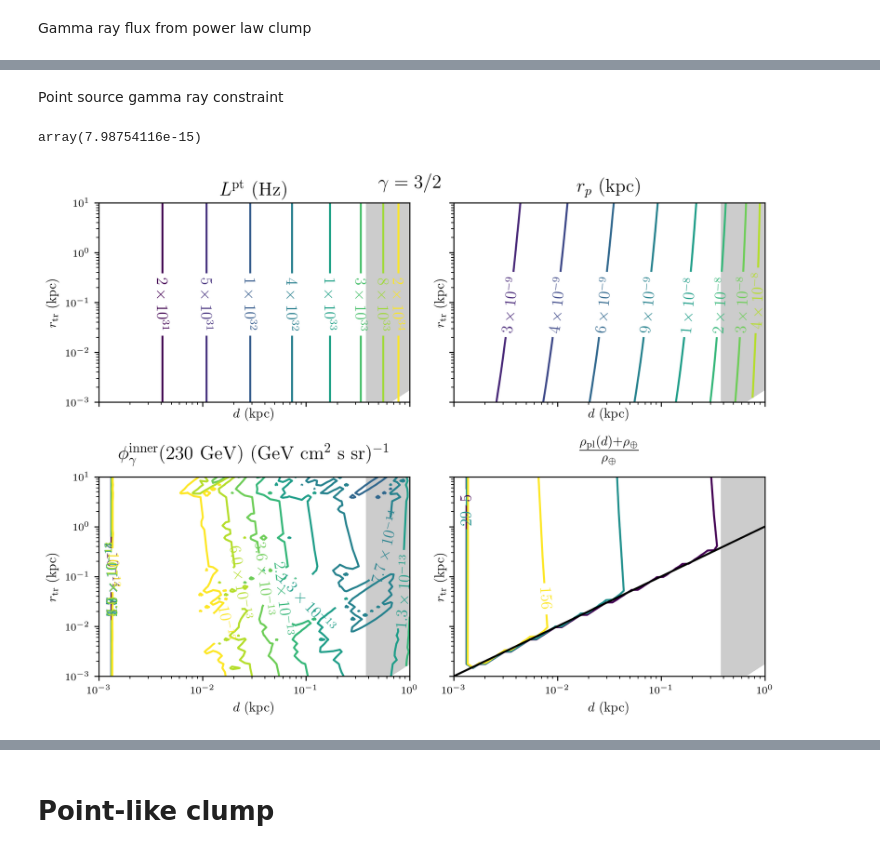
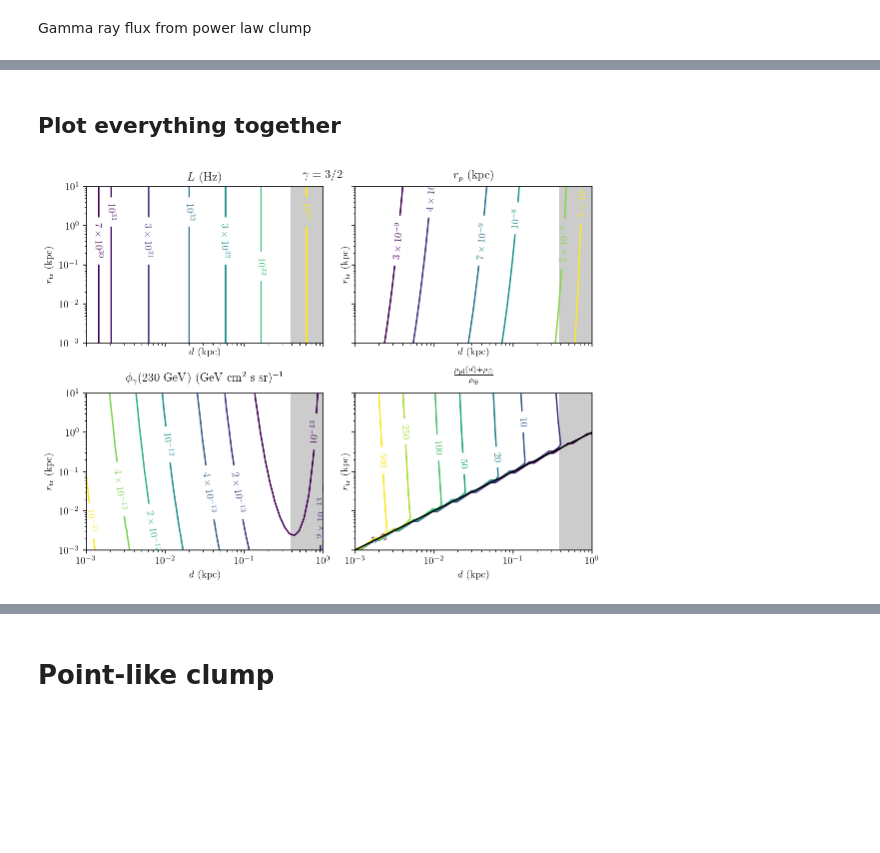
Before and after one commit to adam-coogan/cr_lines_from_dm_subhalos, a Jupyter notebook: Contour plots 6.ipynb, the cells around one changed output, grey strips where cells are left out. Saved outputs shown, nothing was run; the diff lists cells and outputs as text; code cells hidden in the pictures; blank space fills up the shorter version.

```diff
--- a/Contour plots 6.ipynb
+++ b/Contour plots 6.ipynb
@@ -925,3 +930,9 @@ phi_g_pt_grid[phi_g_pt_grid < 0] = np.nan
+# %%
+# This constraint uses the point-like electron spectrum. Since the luminosity is
+# only dependent on distance, we don't need to vary the other parameters.
+lw_pt = line_width_constraint_pt(dist_mg[0], lum_pt[0], n_sigma)
+lw_pt = np.stack(r_tr.shape[0]*[lw_pt])
+lw_pt[lw_pt < 0] = np.nan
 # %% [markdown]
 Gamma ray flux from power law clump
 # %%
@@ -962,49 +960,60 @@ ValueError: zero-size array to reduction operation minimum which has no identity
-# %% [markdown]
-Point source gamma ray constraint
-# %%
-from utilities import fermi_pt_src_sens_120_45 as fermi_pt_src_sens
-fermi_pt_src_sens(e_gamma_ref)
-# %% [output]
-array(7.98754116e-15)
+# %% [markdown]
+## Plot everything together
+# %%
+levels_pl = {}
+levels_pl[1.50] = {"lum": [7e30, 1e31, 3e31, 1e32, 3e32, 1e33, 1e34],
+                   "r_p": [3e-9, 4e-9, 7e-9, 1e-8, 2e-8, 3e-8],
+                   "phi_g": [1e-13, 2e-13, 4e-13, 1e-12, 2e-12, 4e-12, 1e-11],
+                   "rho_rel": [1, 2, 5, 10, 20, 50, 100, 250, 500]}
+levels_pl[2.25] = {"lum": [7e30, 1e31, 3e31, 1e32, 3e32, 1e33, 1e34],
+                   "r_p": [3e-9, 4e-9, 7e-9, 1e-8, 2e-8, 3e-8],
+                   "phi_g": [1e-13, 2e-13, 4e-13, 1e-12, 2e-12, 4e-12, 1e-11],
+                   "rho_rel": [1.001, 1.01, 1.1]}
 # %%
 fig, axs = plt.subplots(2, 2, sharex=True, sharey=True, figsize=(8, 6))
 
 for ax in axs.flatten():
     ax.set_xscale('log')
     ax.set_yscale('log')
     ax.set_xlim(dist[[0, -1]])
     ax.set_ylim(r_tr[[0, -1]])
     ax.set_xlabel(r"$d$ (kpc)")
     ax.set_ylabel(r"$r_{\mathrm{tr}}$ (kpc)")
     # Line width constraint
-    ax.contourf(dist_mg, r_tr_mg, lw_pt_grid, levels=[n_sigma, np.max(lw_pt_grid)],
+    ax.contourf(dist_mg, r_tr_mg, lw_pt, levels=[n_sigma, np.max(lw_pt)],
                 colors='k', alpha=0.2)
 
 ax = axs[0, 0]
-ax.set_title(r"$L^{\mathrm{pt}}$ (Hz)")
-sci_contours(dist_mg, r_tr_mg, lum_pt_grid, ax, levels=log_levels(lum_pt_grid))
+ax.set_title(r"$L$ (Hz)")
+sci_contours(dist_mg, r_tr_mg, lum_pt, ax, levels=levels_pl[gamma_pl]["lum"])
 
 ax = axs[0, 1]
 ax.set_title(r"$r_p$ (kpc)")
-sci_contours(dist_mg, r_tr_mg, r_p, ax, levels=log_levels(r_p))
+sci_contours(dist_mg, r_tr_mg, r_p, ax, levels=levels_pl[gamma_pl]["r_p"])
 
 ax = axs[1, 0]
-ax.set_title(r"$\phi_\gamma^{\mathrm{inner}}(230\ \mathrm{GeV})$"
+ax.set_title(r"$\phi_\gamma(230\ \mathrm{GeV})$"
              r" (GeV cm$^2$ s sr)$^{-1}$", pad=10)
 # sci_contours(dist_mg, r_tr_mg, phi_g_plateau, ax,
 #              levels=log_levels(phi_g_plateau))
-sci_contours(dist_mg, r_tr_mg, phi_g, ax, fmt="0.1f",
-             levels=np.logspace(-14, -12, 10))
+sci_contours(dist_mg, r_tr_mg, phi_g_pl, ax, levels=levels_pl[gamma_pl]["phi_g"])
 
 ax = axs[1, 1]
 ax.set_title(r"$\frac{\rho_{\mathrm{pl}}(d) +"
              r"\rho_\oplus}{\rho_\oplus}$", pad=10)
-normal_contours(dist_mg, r_tr_mg, rho_rel_pl, ax,
-                levels=log_levels(rho_rel_pl, 5))
+if gamma_pl == 3/2.:
+    normal_contours(dist_mg, r_tr_mg, rho_rel_pl, ax, levels=levels_pl[gamma_pl]["rho_rel"])
+elif gamma_pl == 9/4.:
+    normal_contours(dist_mg, r_tr_mg, rho_rel_pl, ax, fmt=".3f", levels=levels_pl[gamma_pl]["rho_rel"])
 ax.plot(dist, dist, color='k')
 
-fig.suptitle(r"$\gamma=3/2$")
-fig.tight_layout()
-fig.savefig("figures/contour_plots_pl_3_2.pdf")
+if gamma_pl == 3/2.:
+    fig.suptitle(r"$\gamma=3/2$")
+    fig.tight_layout()
+    fig.savefig("figures/contour_plots_pl_3_2.pdf")
+elif gamma_pl == 9/4.:
+    fig.suptitle(r"$\gamma=9/4$")
+    fig.tight_layout()
+    fig.savefig("figures/contour_plots_pl_9_4.pdf")
 # %% [output]
-[figure, old version]
+[figure, new version]
```
Also changed, not shown: parts of 22 cells of this notebook, 6 other files.
